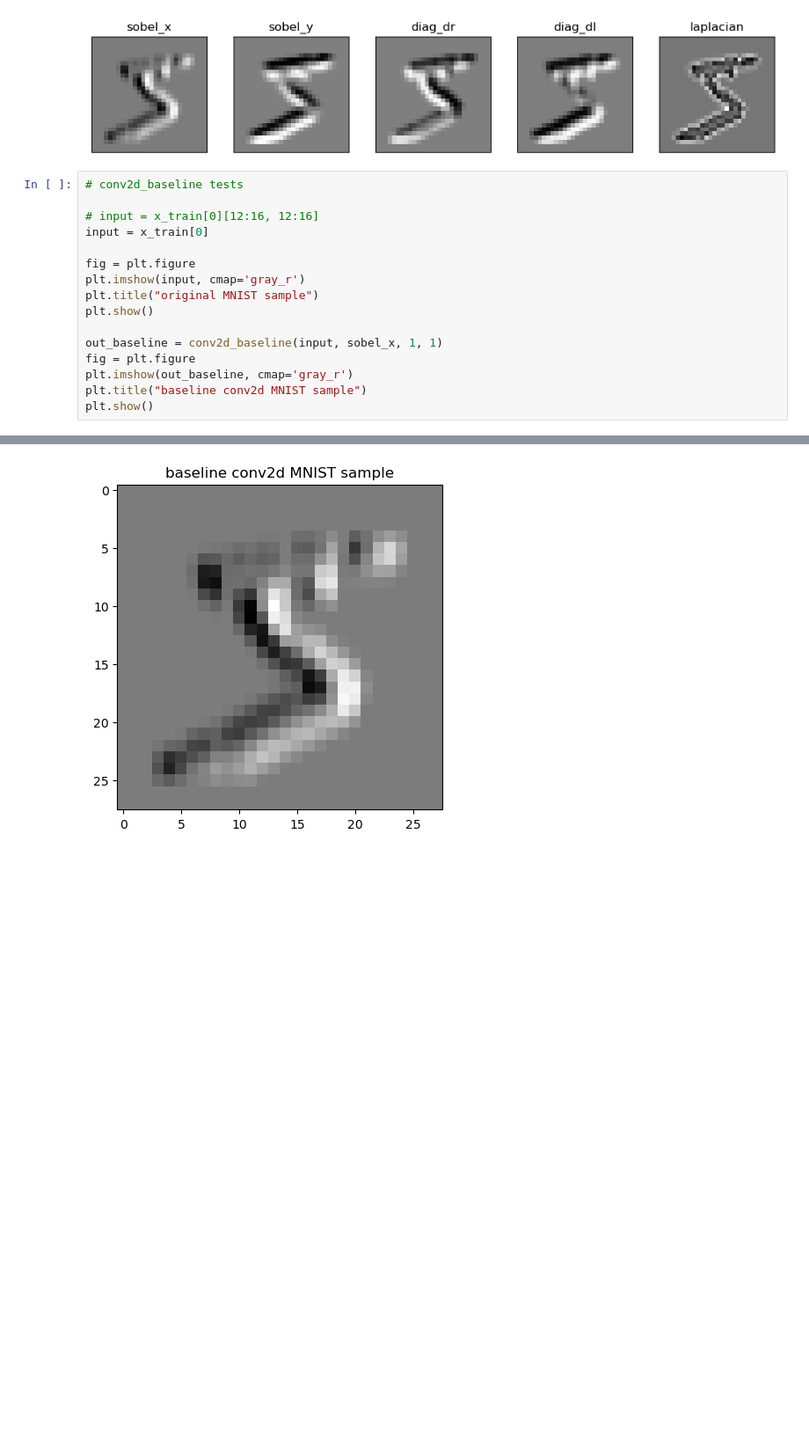
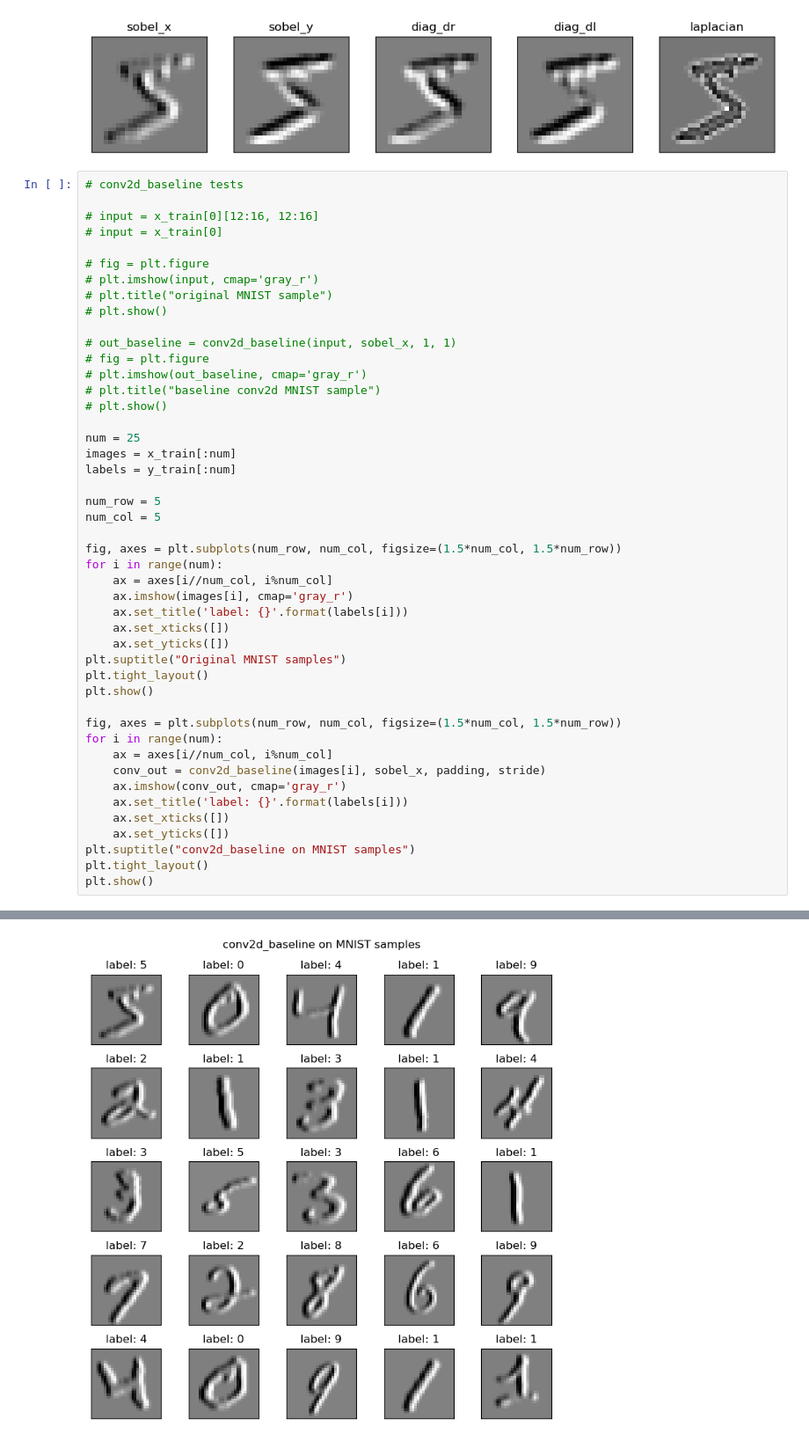
Before and after one commit to ntmdrgl/CSCI-198-Self-Supervised-Image-Classification, a Jupyter notebook: mnist testing.ipynb, the cells around one changed output, grey strips where cells are left out. Shown at 88% size. Drawn from its saved outputs; the diff is of its cells as text; blank space fills up the shorter version.

```diff
--- a/mnist testing.ipynb
+++ b/mnist testing.ipynb
@@ -165,16 +165,46 @@ plt.show()
 # conv2d_baseline tests
 
 # input = x_train[0][12:16, 12:16]
-input = x_train[0]
+# input = x_train[0]
 
-fig = plt.figure
-plt.imshow(input, cmap='gray_r')
-plt.title("original MNIST sample")
+# fig = plt.figure
+# plt.imshow(input, cmap='gray_r')
+# plt.title("original MNIST sample")
+# plt.show()
+
+# out_baseline = conv2d_baseline(input, sobel_x, 1, 1)
+# fig = plt.figure
+# plt.imshow(out_baseline, cmap='gray_r')
+# plt.title("baseline conv2d MNIST sample")
+# plt.show()
+
+num = 25
+images = x_train[:num]
+labels = y_train[:num]
+
+num_row = 5
+num_col = 5
+
+fig, axes = plt.subplots(num_row, num_col, figsize=(1.5*num_col, 1.5*num_row))
+for i in range(num):
+    ax = axes[i//num_col, i%num_col]
+    ax.imshow(images[i], cmap='gray_r')
+    ax.set_title('label: {}'.format(labels[i]))
+    ax.set_xticks([])
+    ax.set_yticks([])
+plt.suptitle("Original MNIST samples")
+plt.tight_layout()
 plt.show()
 
-out_baseline = conv2d_baseline(input, sobel_x, 1, 1)
-fig = plt.figure
-plt.imshow(out_baseline, cmap='gray_r')
-plt.title("baseline conv2d MNIST sample")
+fig, axes = plt.subplots(num_row, num_col, figsize=(1.5*num_col, 1.5*num_row))
+for i in range(num):
+    ax = axes[i//num_col, i%num_col]
+    conv_out = conv2d_baseline(images[i], sobel_x, padding, stride)
+    ax.imshow(conv_out, cmap='gray_r')
+    ax.set_title('label: {}'.format(labels[i]))
+    ax.set_xticks([])
+    ax.set_yticks([])
+plt.suptitle("conv2d_baseline on MNIST samples")
+plt.tight_layout()
 plt.show()
 # %% [output]
@@ -182 +212 @@ plt.show()
-[figure, old version]
+[figure, new version]
```
Also changed, not shown: parts of 2 cells of this notebook.
